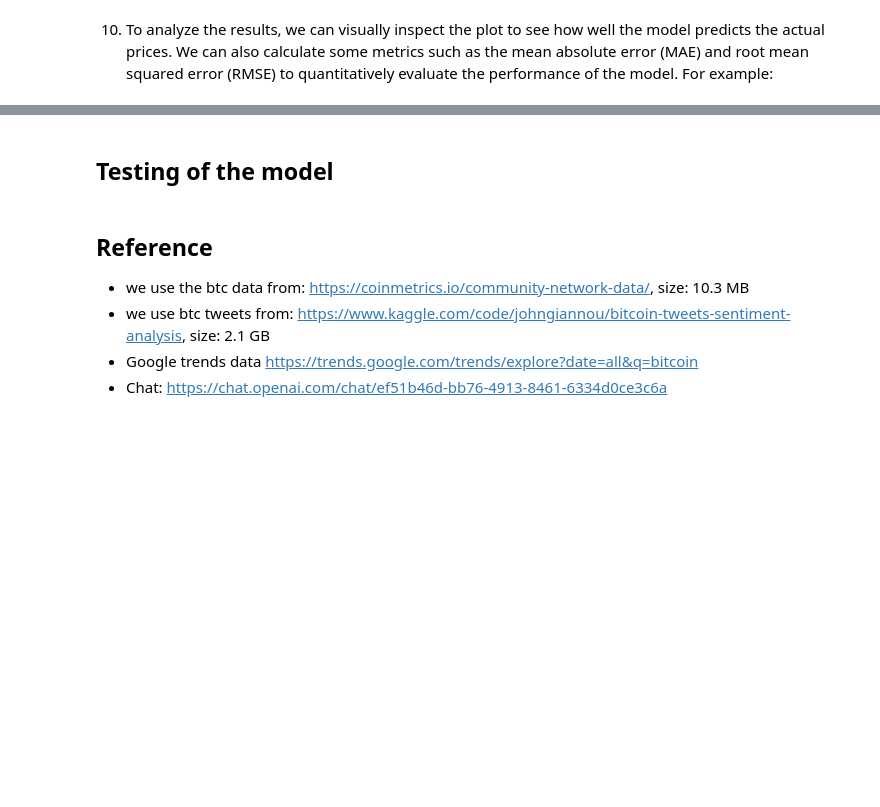
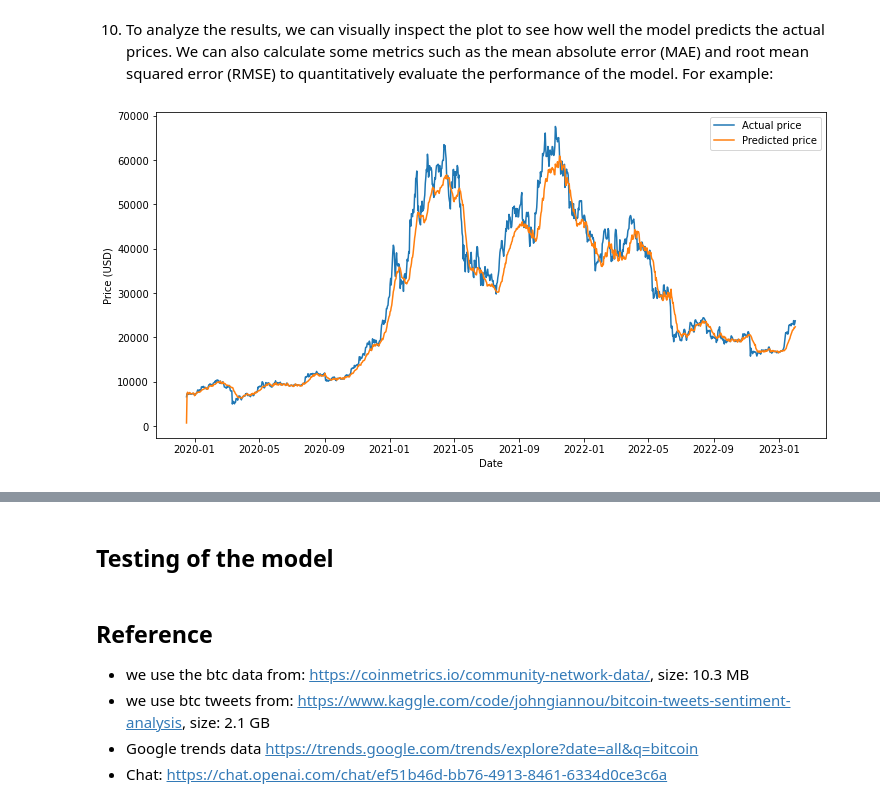
Before and after one commit to aminblm/bitcoin-markets, a Jupyter notebook: Model 1 - Heterogeneous agent model developed by Brock and Hommes (1998).ipynb, the cells around one changed output, grey strips where cells are left out. Saved outputs shown, nothing was run; the diff lists cells and outputs as text; code cells hidden in the pictures; blank space fills up the shorter version.

Commit message:
Updates on Model 1

```diff
--- a/Model 1 - Heterogeneous agent model developed by Brock and Hommes (1998).ipynb
+++ b/Model 1 - Heterogeneous agent model developed by Brock and Hommes (1998).ipynb
@@ -384,38 +345,18 @@ def calculate_mse(df_test, weights_fundamental, weights_speculative, beta):
 # %% [markdown]
 6. We split the data into training and testing sets. We will use the training set to optimize the parameters and the testing set to evaluate the performance of the model.
 # %%
-train_size = int(0.95 * len(df))
+train_size = int(0.75 * len(df))
 df_train = df[:train_size]
 df_test = df[train_size:]
 # %% [markdown]
 7. We define an optimization function that takes as input the data, the initial guesses for the weights and the persistence parameter, and the optimization method. This function should use the specified optimization method to minimize the MSE calculated in step 5, by varying the weights and the persistence parameter.
-# %%
-from scipy.optimize import minimize
-
-def optimize_parameters(data, initial_guess_fundamental, initial_guess_speculative, initial_guess_beta, method='Nelder-Mead'):
-
-    def objective_function(parameters):
-        weights_fundamental = parameters[:5]
-        weights_speculative = parameters[5:10]
-        beta = parameters[10]
-        mse = calculate_mse(df_train, weights_fundamental, weights_speculative, beta)
-        return mse
-
-    initial_guess = np.concatenate([initial_guess_fundamental, initial_guess_speculative, [initial_guess_beta]])
-
-    result = minimize(objective_function, initial_guess, method=method)
-
-    weights_fundamental = result.x[:5]
-    weights_speculative = result.x[5:10]
-    beta = result.x[10]
-
-    return weights_fundamental, weights_speculative, beta
 # %% [markdown]
 8. We call the optimization function with the initial guesses for the weights and the persistence parameter, and the optimization method.
 # %%
 initial_guess_fundamental = [1, 0.000000007, 0.00000001, 0.000000002, 1]
-initial_guess_speculative = [1, 1, 1, 1, 1]
+initial_guess_speculative = [1, 1, 1, 1]
+S_0 = 0
 initial_guess_beta = 0.5
 
-weights_fundamental, weights_speculative, beta = optimize_parameters(df_train, initial_guess_fundamental, initial_guess_speculative, initial_guess_beta)
+weights_fundamental, weights_speculative, S_0, beta = optimize_parameters(df_train, initial_guess_fundamental, initial_guess_speculative, S_0, initial_guess_beta)
 # %%
@@ -425,11 +372,8 @@ weights_fundamental, weights_speculative, beta
 # %%
 from sklearn.metrics import mean_absolute_error, mean_squared_error
 
-def evaluate_model(df_test, weights_fundamental, weights_speculative, beta):
-    df_test['P_t'] = df_test.apply(predict_price, args=(weights_fundamental, weights_speculative, beta), axis=1)
-    mae = mean_absolute_error(df_test['Price'], df_test['P_t'])
-    mse = mean_squared_error(df_test['Price'], df_test['P_t'], squared=True)
-    rmse = mean_squared_error(df_test['Price'], df_test['P_t'], squared=False)
-    print(f"Mean Absolute Error (MAE): {mae}")
-    print(f"Root Mean Squared Error (MSE): {mse}")
-    print(f"Root Mean Squared Error (RMSE): {rmse}")
+F_t, df_test = calculate_fundamental_component(df_test, weights_fundamental)
+S_t, df_test = calculate_speculative_component(df_test, weights_speculative, beta)
+df_test['P_t'], df_test = calculated_predicted_price(df_test, F_t, S_t)
+
+evaluate_model(df_test)
@@ -450,2 +391,4 @@ def plot_prices(df_test, weights_fundamental, weights_speculative, beta):
 # %%
-plot_prices(df_test, weights_fundamental, weights_speculative, beta)
+plot_predicted_prices(df_test)
+# %% [output]
+[figure, added]
```
Also changed, not shown: parts of 28 cells of this notebook, 1 other file.
